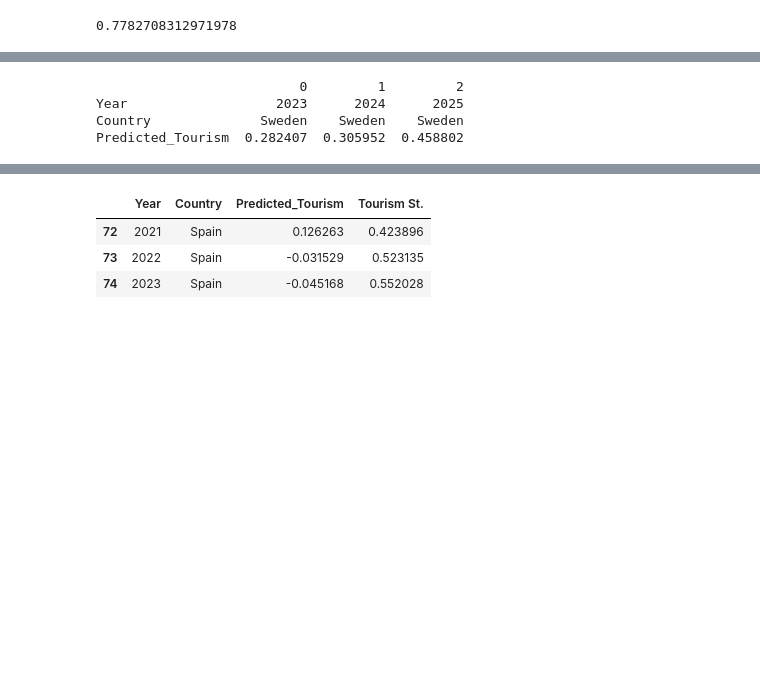
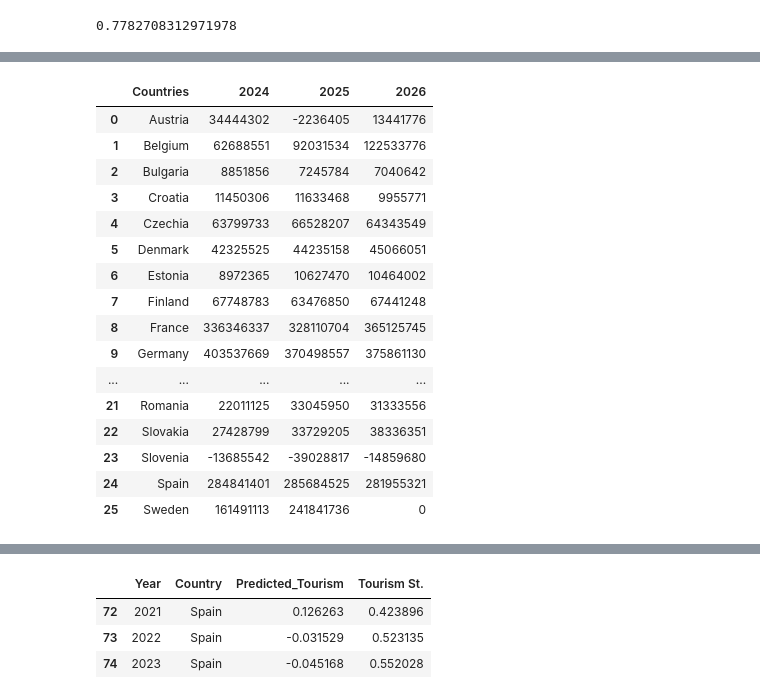
Before and after one commit to swbehan/RoadQualityWork, a Jupyter notebook: datasets/preprocessed-datasets/time_series_predictions copy 2.ipynb, the cells around one changed output, grey strips where cells are left out. Cells and saved outputs as stored; diff of their text form; code cells hidden in the pictures; blank space fills up the shorter version.

Commit message:
unstandardizing the data

```diff
--- a/datasets/preprocessed-datasets/time_series_predictions copy 2.ipynb
+++ b/datasets/preprocessed-datasets/time_series_predictions copy 2.ipynb
@@ -207,5 +226,9 @@ def get_country_prediction(data, country, lag= 3):
 # %%
-def format(data):
+def format(data, st_data):
+
+    min_trips = data['NumTrips'].min()
+    max_trips = data['NumTrips'].max()
+
     EU_countries_list = [
         'Austria', "Belgium", "Bulgaria", "Croatia", "Czechia",
         "Denmark", "Estonia", "Finland", "France", "Germany", "Greece", "Hungary",
@@ -215,31 +238,60 @@ def format(data):
 
     rows = []
     for country in EU_countries_list:
-        result = get_country_prediction(data, country, lag=3)
+        result = get_country_prediction(st_data, country, lag=3)
         result.sort_values(by=['Year'])
         arr_2024 = result[result["Year"] == 2024]["Predicted_Tourism"].values
         arr_2025 = result[result["Year"] == 2025]["Predicted_Tourism"].values
         arr_2026 = result[result["Year"] == 2026]["Predicted_Tourism"].values
 
-        pred_2024 = arr_2024[0] if arr_2024.size > 0 else np.nan
-        pred_2025 = arr_2025[0] if arr_2025.size > 0 else np.nan
-        pred_2026 = arr_2026[0] if arr_2026.size > 0 else np.nan
+        if arr_2024.size > 0:
+            pred_2024 = float(arr_2024[0]) * (max_trips - min_trips) + min_trips
+        else:
+            pred_2024 = np.nan
+
+        if arr_2025.size > 0:
+            pred_2025 = float(arr_2025[0]) * (max_trips - min_trips) + min_trips
+        else:
+            pred_2025 = np.nan
+
+        if arr_2026.size > 0:
+            pred_2026 = float(arr_2026[0]) * (max_trips - min_trips) + min_trips
+        else:
+            pred_2026 = 0
 
         rows.append({'Countries': country,
-                    2024: pred_2024,
-                    2025: pred_2025,
-                    2026: pred_2026})
+
+                    2024: int(pred_2024),
+                    2025: int(pred_2025),
+                    2026: int(pred_2026)})
+
+
+    country_name = st_data["Country"].iloc[0]
+    data = data[data["Country"] == country_name]
 
     good_format_data = pd.DataFrame(rows)
     return good_format_data
 # %%
-result.sort_values(by=['Year'])
-results_t = result.T
-print(results_t)
+new_data = format(data_not_st, data)
+#print(new_data.loc["Belgium", 2024])
+new_data
 # %% [output]
-                          0         1         2
-Year                   2023      2024      2025
-Country              Sweden    Sweden    Sweden
-Predicted_Tourism  0.282407  0.305952  0.458802
+|  | Countries | 2024 | 2025 | 2026 |
+| 0 | Austria | 34444302 | -2236405 | 13441776 |
+| 1 | Belgium | 62688551 | 92031534 | 122533776 |
+| 2 | Bulgaria | 8851856 | 7245784 | 7040642 |
+| 3 | Croatia | 11450306 | 11633468 | 9955771 |
+| 4 | Czechia | 63799733 | 66528207 | 64343549 |
+| 5 | Denmark | 42325525 | 44235158 | 45066051 |
+| 6 | Estonia | 8972365 | 10627470 | 10464002 |
+| 7 | Finland | 67748783 | 63476850 | 67441248 |
+| 8 | France | 336346337 | 328110704 | 365125745 |
+| 9 | Germany | 403537669 | 370498557 | 375861130 |
+| ... | ... | ... | ... | ... |
+| 21 | Romania | 22011125 | 33045950 | 31333556 |
+| 22 | Slovakia | 27428799 | 33729205 | 38336351 |
+| 23 | Slovenia | -13685542 | -39028817 | -14859680 |
+| 24 | Spain | 284841401 | 285684525 | 281955321 |
+| 25 | Sweden | 161491113 | 241841736 | 0 |
 # %%
 def visualization(data, st_data):
```
Also changed, not shown: parts of 4 cells of this notebook.
